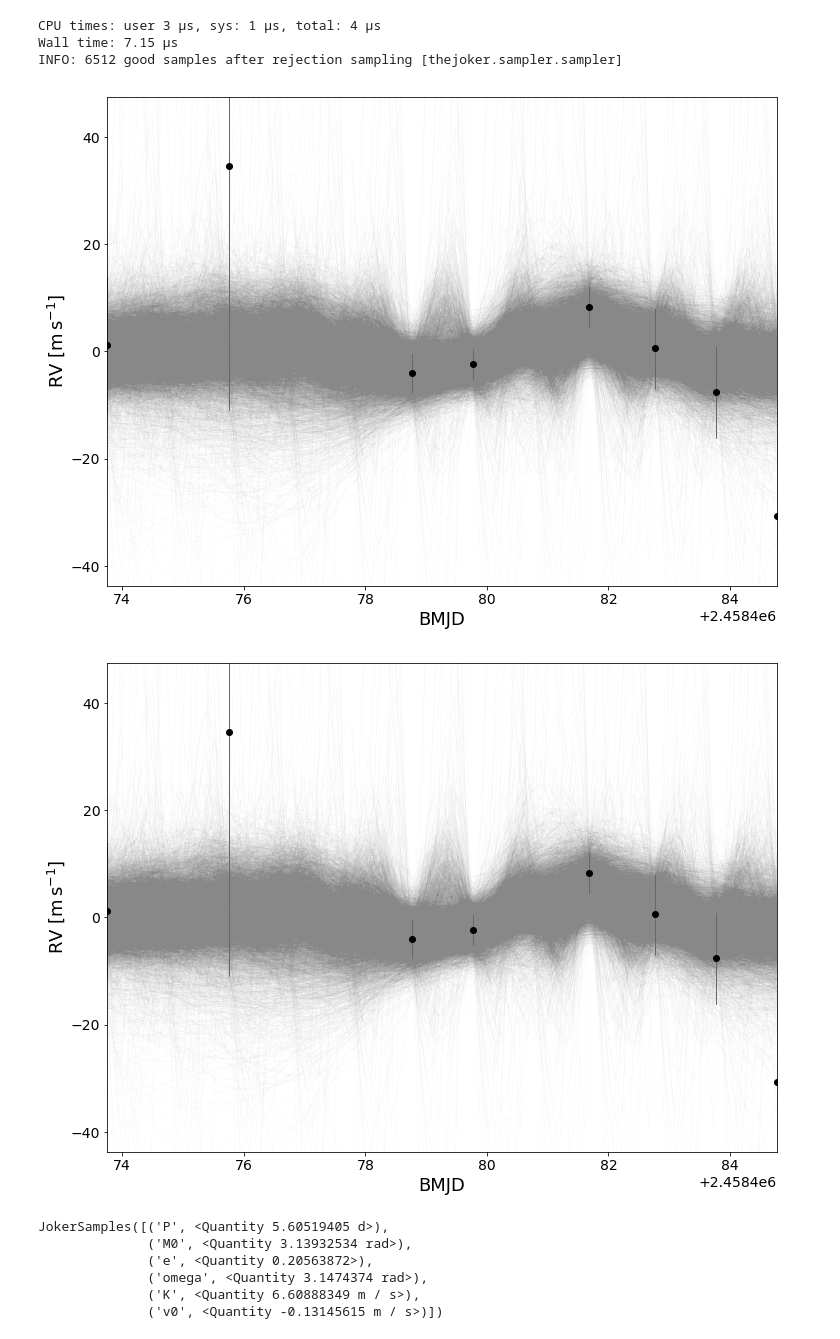
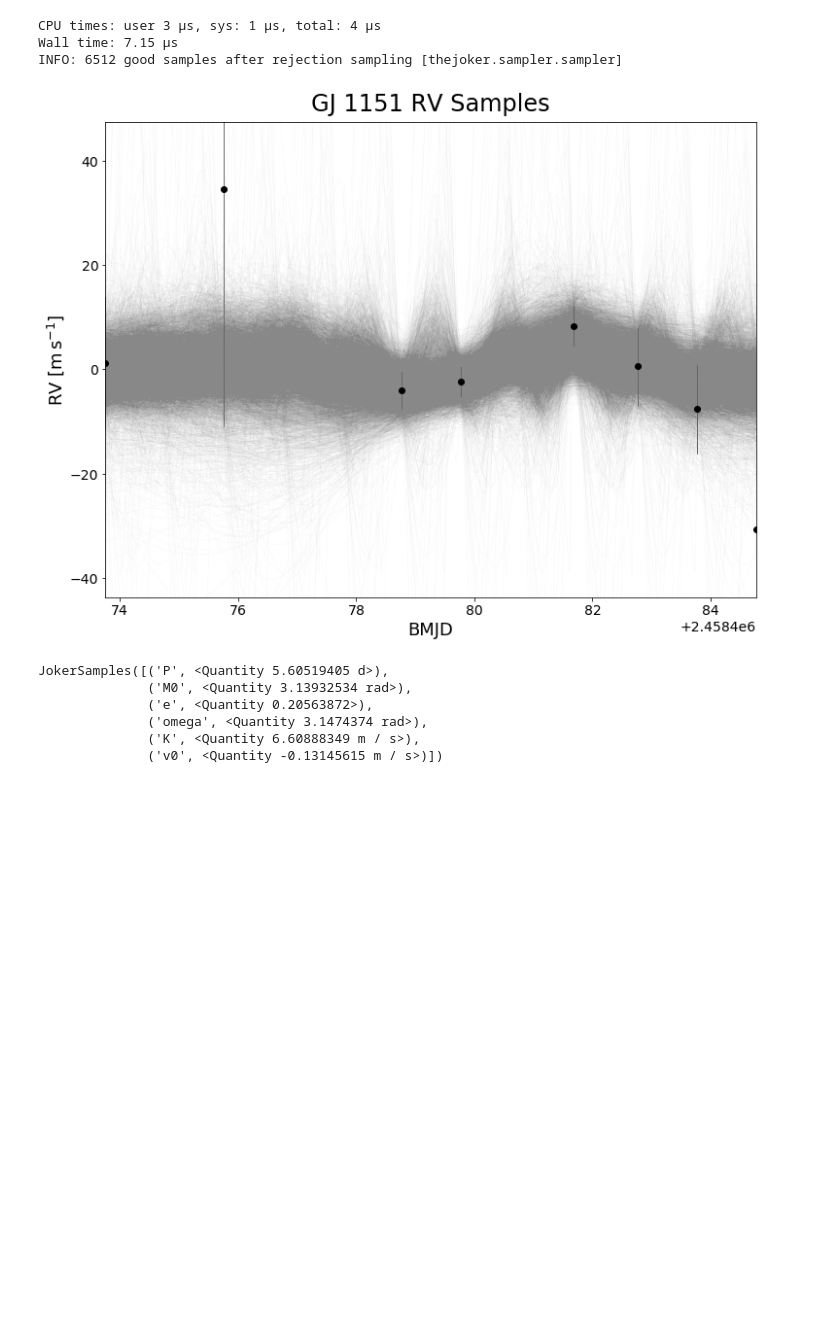
Before and after one commit to benjaminpope/video, a Jupyter notebook: notebooks/fit_rvs.ipynb, the cells around one changed output. Cells and saved outputs as stored; diff of their text form; code cells hidden in the pictures; blank space fills up the shorter version.

```diff
--- a/notebooks/fit_rvs.ipynb
+++ b/notebooks/fit_rvs.ipynb
@@ -63,15 +63,16 @@ INFO: 6512 good samples after rejection sampling [thejoker.sampler.sampler]
 # %%
 t_grid = np.linspace(t.min(), t.max(), 1024)
 
 ax = data.plot() # doctest: +SKIP
 ax.set_xlabel("Time [day]") # doctest: +SKIP
 ax.set_ylabel("RV [km/s]") # doctest: +SKIP
 
 plot_rv_curves(samples, t_grid, rv_unit=u.m/u.s, data=data, ax=ax,
-               plot_kwargs=dict(color='#888888'))
+               plot_kwargs=dict(color='#888888'));
+plt.title('GJ 1151 RV Samples',y=1.01)
+plt.savefig('gj1151b_samples.png',bbox_inches='tight')
 # %% [output]
-[figure, old version]
+[figure, new version]
-[figure, removed]
 # %%
 test.mean()
 # %% [output]
```
Also changed, not shown: parts of 3 cells of this notebook, 4 other files.
